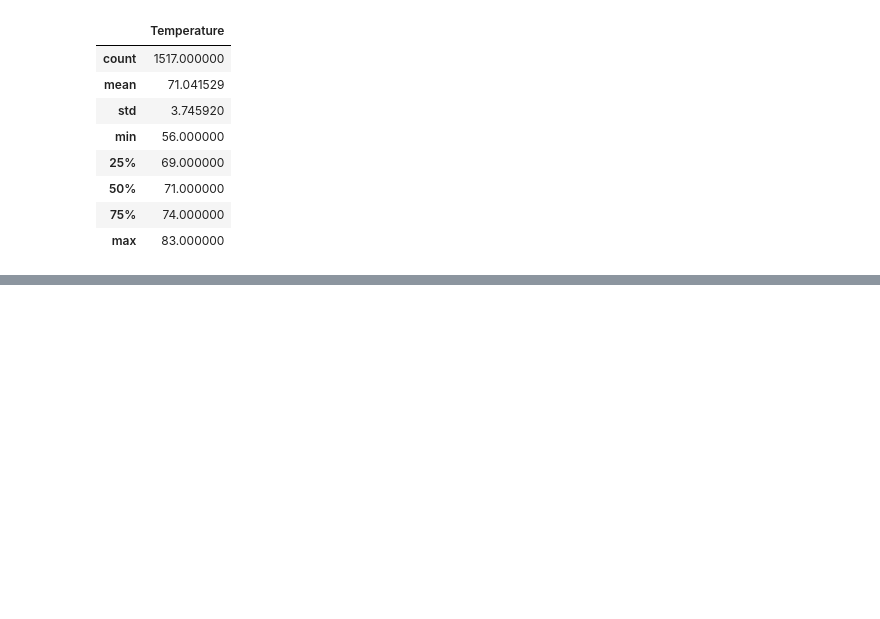
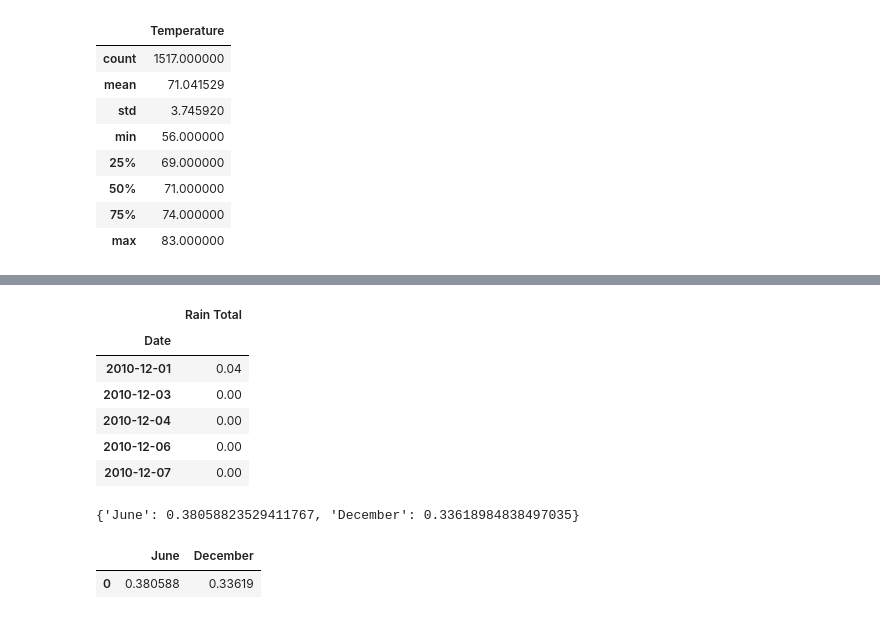
Before and after one commit to david-garza/surfs_up, a Jupyter notebook: SurfsUp_Challenge.ipynb, the cells around one changed output, grey strips where cells are left out. Saved outputs shown, nothing was run; the diff lists cells and outputs as text; code cells hidden in the pictures; blank space fills up the shorter version.

```diff
--- a/SurfsUp_Challenge.ipynb
+++ b/SurfsUp_Challenge.ipynb
@@ -147,0 +208,10 @@ dec_df.describe()
+# %%
+dec_rain_df.head()
+# %% [output]
+|  | Rain Total |
+| Date |  |
+| 2010-12-01 | 0.04 |
+| 2010-12-03 | 0.00 |
+| 2010-12-04 | 0.00 |
+| 2010-12-06 | 0.00 |
+| 2010-12-07 | 0.00 |
@@ -147,0 +222,10 @@ dec_df.describe()
+# %%
+dry_dic ={"June":dry_june,"December":dry_dec}
+dry_dic
+# %% [output]
+{'June': 0.38058823529411767, 'December': 0.33618984838497035}
+# %%
+pd.DataFrame(dry_dic,index=[0])
+# %% [output]
+|  | June | December |
+| 0 | 0.380588 | 0.33619 |
```
Also changed, not shown: parts of 11 cells of this notebook, 3 other files.
